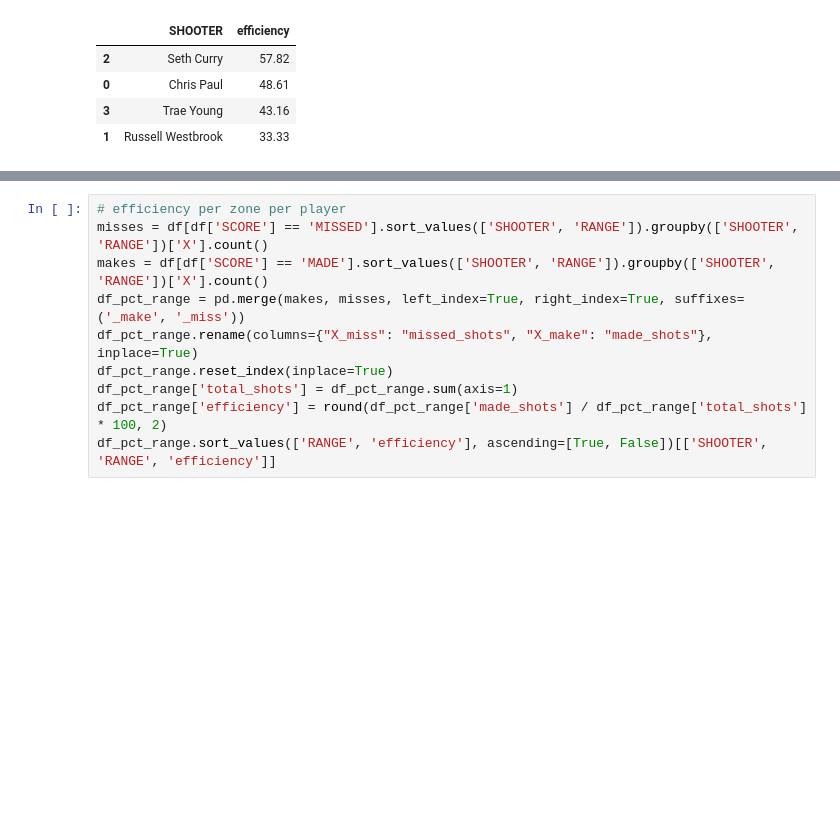
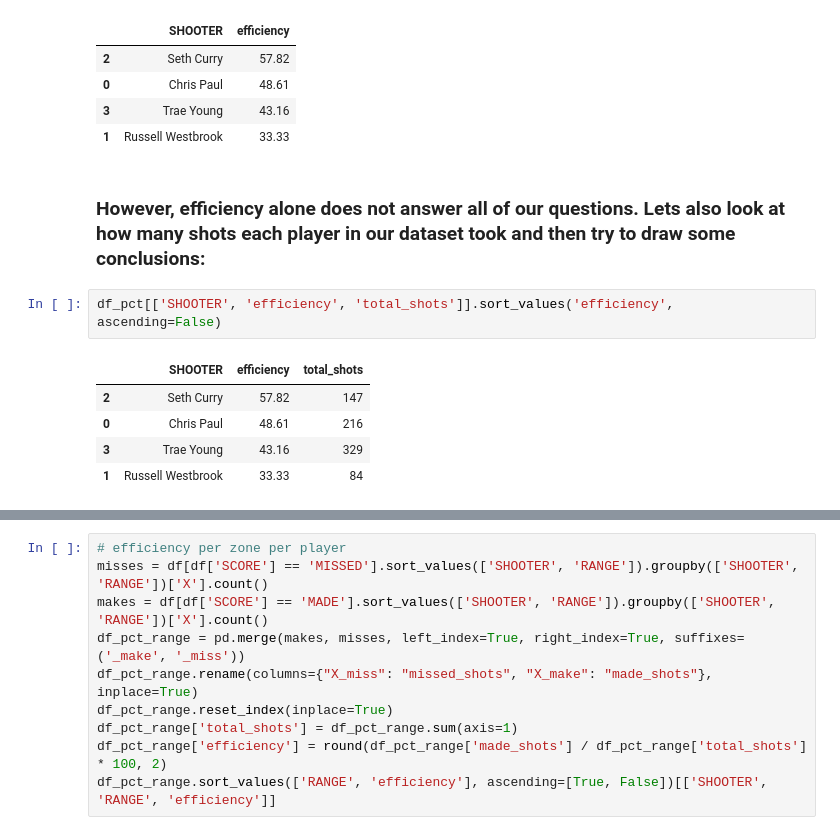
Before and after one commit to 3kleo/NBA-Shooting-Data, a Jupyter notebook: NBA_shooting_data.ipynb, the cells around one changed output, grey strips where cells are left out. Drawn from its saved outputs; the diff is of its cells as text; blank space fills up the shorter version.

```diff
--- a/NBA_shooting_data.ipynb
+++ b/NBA_shooting_data.ipynb
@@ -53,6 +45,16 @@ df_pct[['SHOOTER', 'efficiency']].sort_values('efficiency', ascending=False)
 | 0 | Chris Paul | 48.61 |
 | 3 | Trae Young | 43.16 |
 | 1 | Russell Westbrook | 33.33 |
+# %% [markdown]
+### However, efficiency alone does not answer all of our questions. Lets also look at how many shots each player in our dataset took and then try to draw some conclusions:
+# %%
+df_pct[['SHOOTER', 'efficiency', 'total_shots']].sort_values('efficiency', ascending=False)
+# %% [output]
+|  | SHOOTER | efficiency | total_shots |
+| 2 | Seth Curry | 57.82 | 147 |
+| 0 | Chris Paul | 48.61 | 216 |
+| 3 | Trae Young | 43.16 | 329 |
+| 1 | Russell Westbrook | 33.33 | 84 |
 # %%
 plt.scatter(df_pct['total_shots'],
             df_pct['efficiency'],
```
Also changed, not shown: parts of 14 cells of this notebook.
